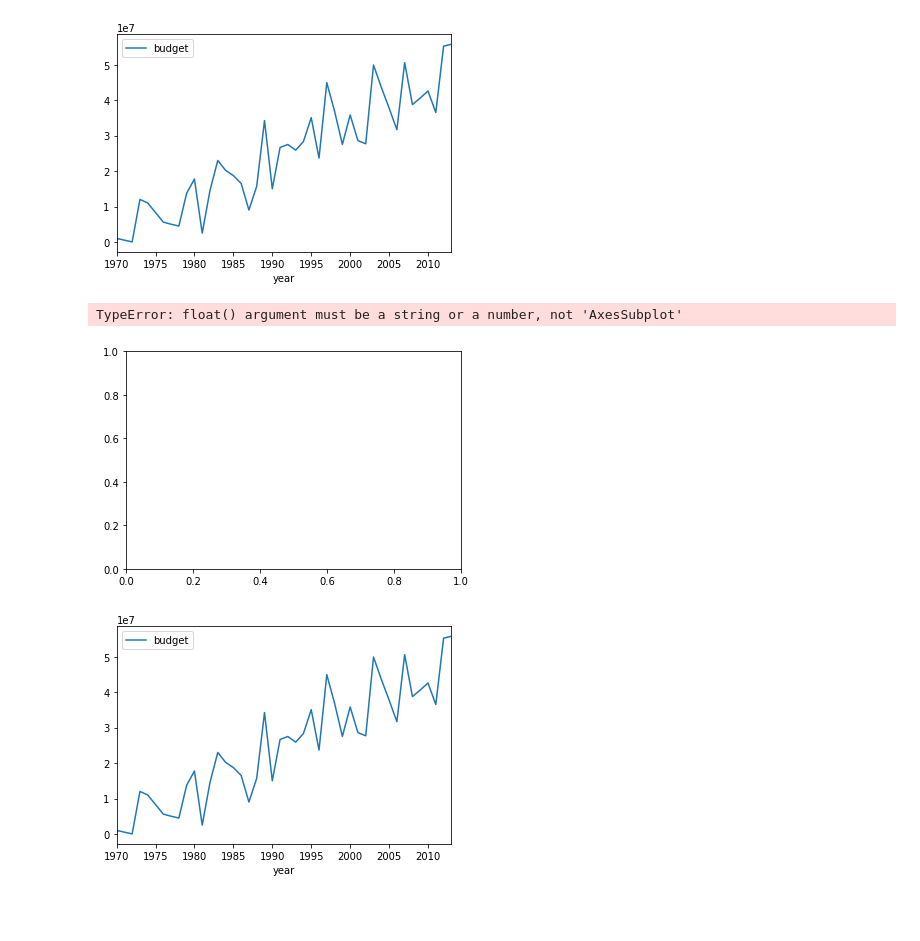
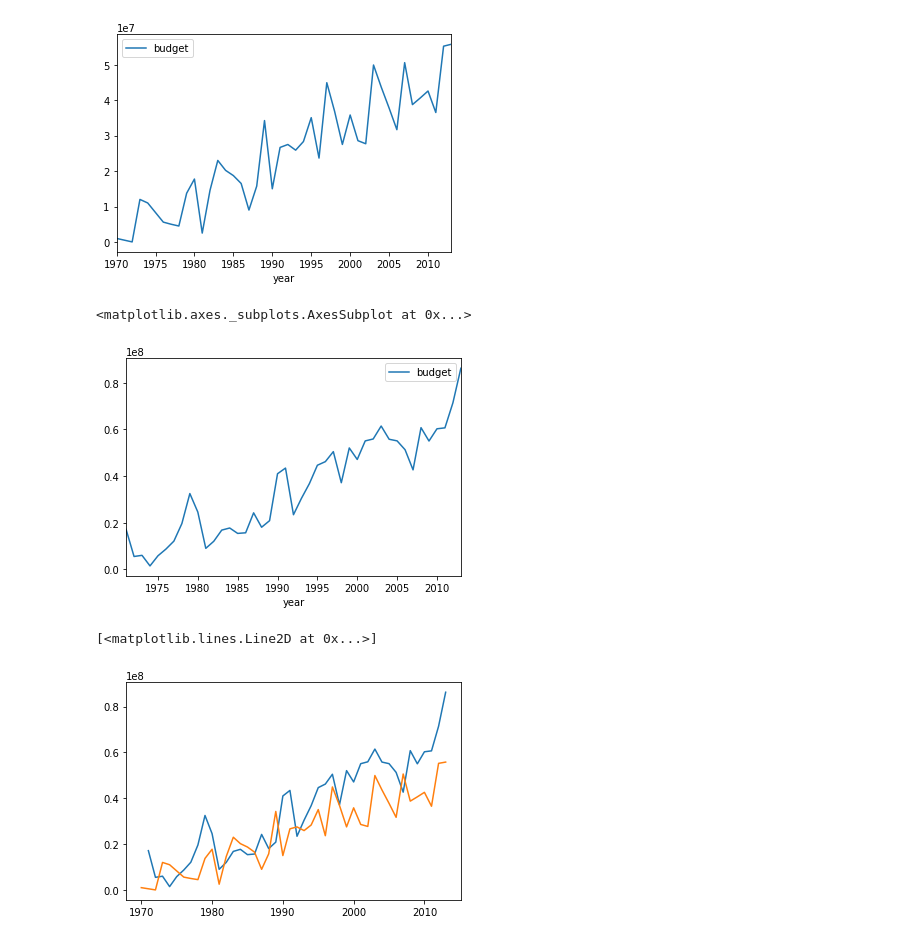
Before and after one commit to vivekster12/women_in_movies, a Jupyter notebook: trial.ipynb, the cells around one changed output. Saved outputs shown, nothing was run; the diff lists cells and outputs as text; code cells hidden in the pictures; blank space fills up the shorter version.

Commit message:
plotted budget vs year for pass and fail movies

```diff
--- a/trial.ipynb
+++ b/trial.ipynb
@@ -42,10 +60,24 @@ data.loc[data['binary'] == 'PASS'][['year','budget']].groupby('year').mean().plo
 <matplotlib.axes._subplots.AxesSubplot at 0x...>
 [figure]
 # %%
-f, ax = plt.subplots(1)
-ax.plot(data.loc[data['binary'] == 'PASS'][['year','budget']].groupby('year').mean().plot.line())
 data.loc[data['binary'] == 'FAIL'][['year','budget']].groupby('year').mean().plot.line()
 # %% [output]
-TypeError: float() argument must be a string or a number, not 'AxesSubplot'
+<matplotlib.axes._subplots.AxesSubplot at 0x...>
-[figure, old version]
+[figure, new version]
-[figure, removed]
+# %%
+x_fail = sorted(data.year.unique())[1:]
+y_fail = data.loc[data['binary'] == 'FAIL'][['year','budget']].groupby('year').mean()
+x_pass = sorted(data.year.unique())
+y_pass = data.loc[data['binary'] == 'PASS'][['year','budget']].groupby('year').mean()
+f, ax = plt.subplots(1)
+ax.plot(x_fail, y_fail)
+del x_pass[1]
+del x_pass[4]
+#x_pass
+#y_pass.loc[1971] = [0.0]
+#y_pass.loc[1975] = [0.0]
+#y_pass
+ax.plot(x_pass, y_pass)
+# %% [output]
+[<matplotlib.lines.Line2D at 0x...>]
+[figure, added]
```
Also changed, not shown: parts of 1 cell of this notebook.
